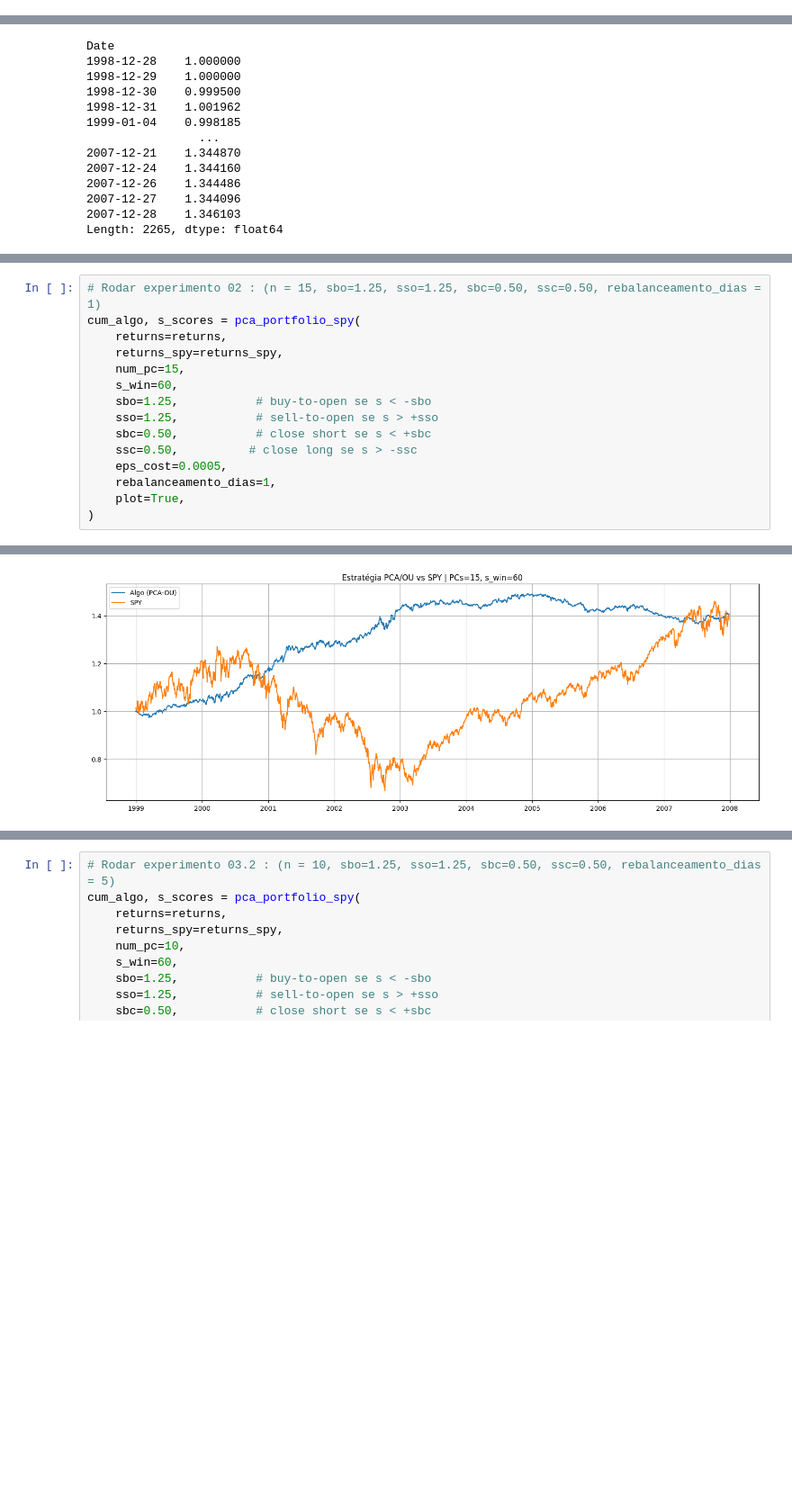
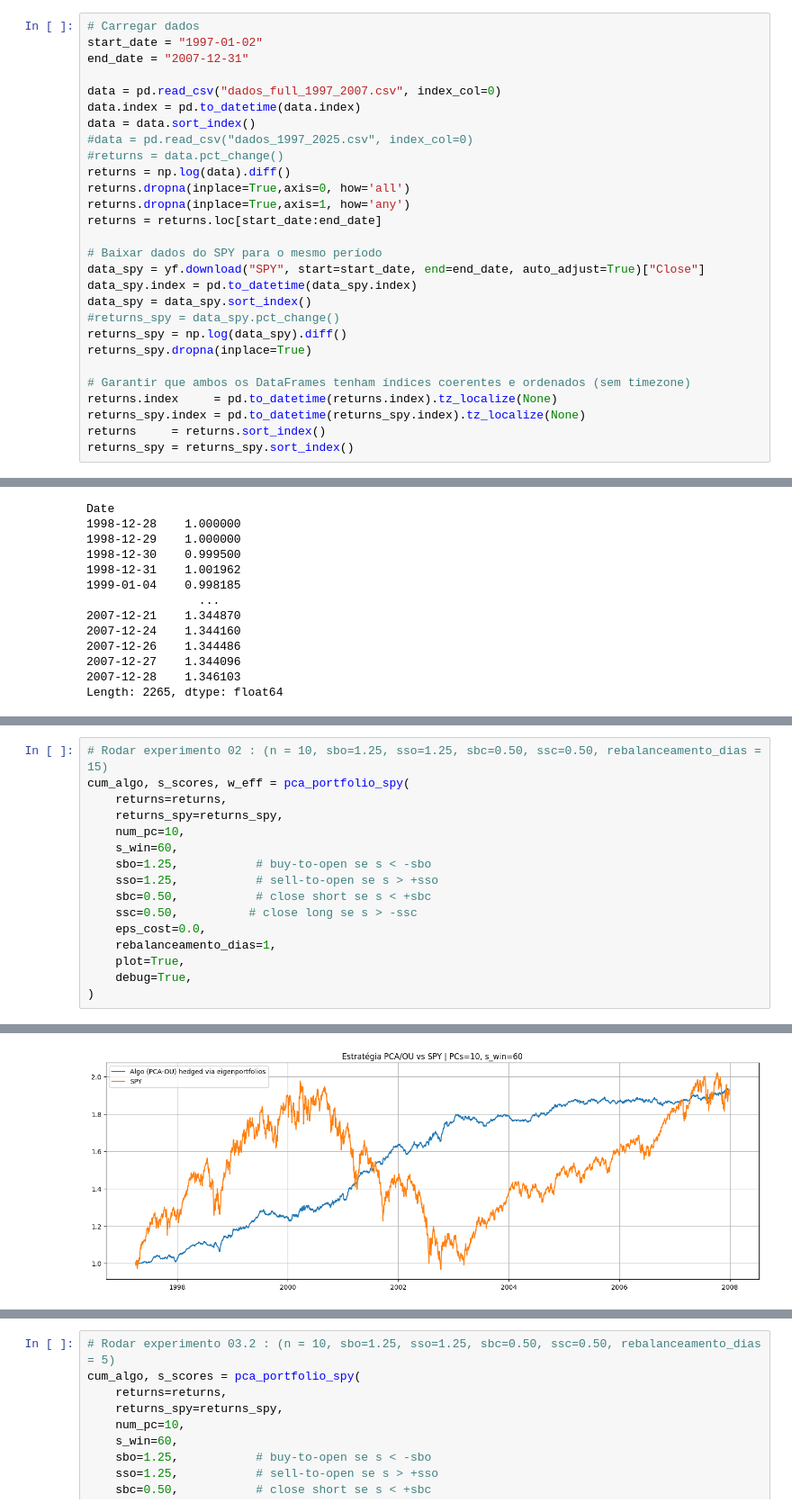
Before and after one commit to savio160502/Statistical-Arbitrage, a Jupyter notebook: run_backtest.ipynb, the cells around one changed output, grey strips where cells are left out. Shown at 90% size. Saved outputs shown, nothing was run; the diff lists cells and outputs as text; blank space fills up the shorter version.

```diff
--- a/run_backtest.ipynb
+++ b/run_backtest.ipynb
@@ -39,0 +20,28 @@ returns_spy = returns_spy.sort_index()
+# %%
+# Carregar dados
+start_date = "1997-01-02"
+end_date = "2007-12-31"
+
+data = pd.read_csv("dados_full_1997_2007.csv", index_col=0)
+data.index = pd.to_datetime(data.index)
+data = data.sort_index()
+#data = pd.read_csv("dados_1997_2025.csv", index_col=0)
+#returns = data.pct_change()
+returns = np.log(data).diff()
+returns.dropna(inplace=True,axis=0, how='all')
+returns.dropna(inplace=True,axis=1, how='any')
+returns = returns.loc[start_date:end_date]
+
+# Baixar dados do SPY para o mesmo período
+data_spy = yf.download("SPY", start=start_date, end=end_date, auto_adjust=True)["Close"]
+data_spy.index = pd.to_datetime(data_spy.index)
+data_spy = data_spy.sort_index()
+#returns_spy = data_spy.pct_change()
+returns_spy = np.log(data_spy).diff()
+returns_spy.dropna(inplace=True)
+
+# Garantir que ambos os DataFrames tenham índices coerentes e ordenados (sem timezone)
+returns.index     = pd.to_datetime(returns.index).tz_localize(None)
+returns_spy.index = pd.to_datetime(returns_spy.index).tz_localize(None)
+returns     = returns.sort_index()
+returns_spy = returns_spy.sort_index()
@@ -97,16 +206,17 @@ Length: 2265, dtype: float64
 # %%
-# Rodar experimento 02 : (n = 15, sbo=1.25, sso=1.25, sbc=0.50, ssc=0.50, rebalanceamento_dias = 1)
-cum_algo, s_scores = pca_portfolio_spy(
+# Rodar experimento 02 : (n = 10, sbo=1.25, sso=1.25, sbc=0.50, ssc=0.50, rebalanceamento_dias = 15)
+cum_algo, s_scores, w_eff = pca_portfolio_spy(
     returns=returns,
     returns_spy=returns_spy,
-    num_pc=15,
+    num_pc=10,
     s_win=60,
     sbo=1.25,           # buy-to-open se s < -sbo
     sso=1.25,           # sell-to-open se s > +sso
     sbc=0.50,           # close short se s < +sbc
     ssc=0.50,          # close long se s > -ssc
-    eps_cost=0.0005,
+    eps_cost=0.0,
     rebalanceamento_dias=1,
     plot=True,
+    debug=True,
 )
 # %% [output]
@@ -130 +240 @@ Tempo : 2007-12-28 00:00:00
-[figure, old version]
+[figure, new version]
```
Also changed, not shown: parts of 37 cells of this notebook, 4 other files.
